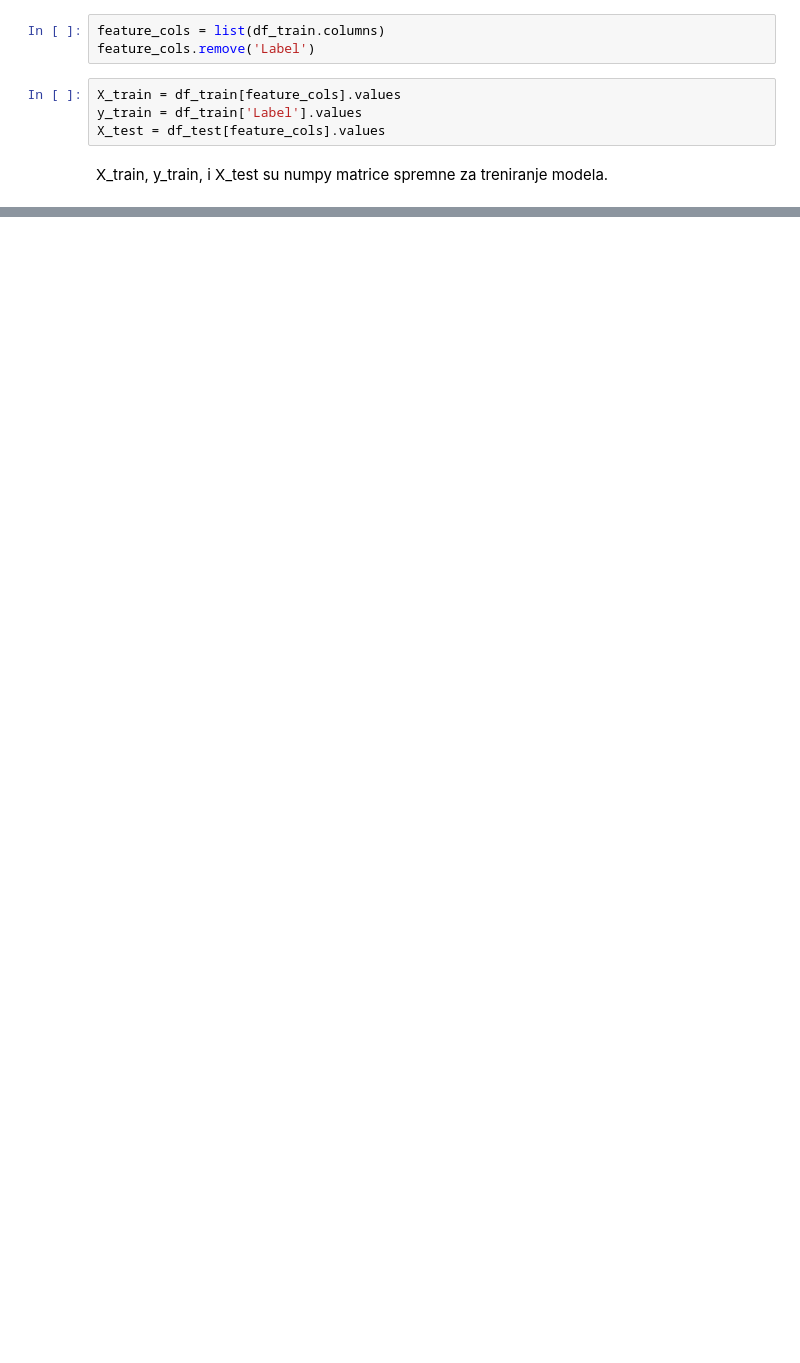
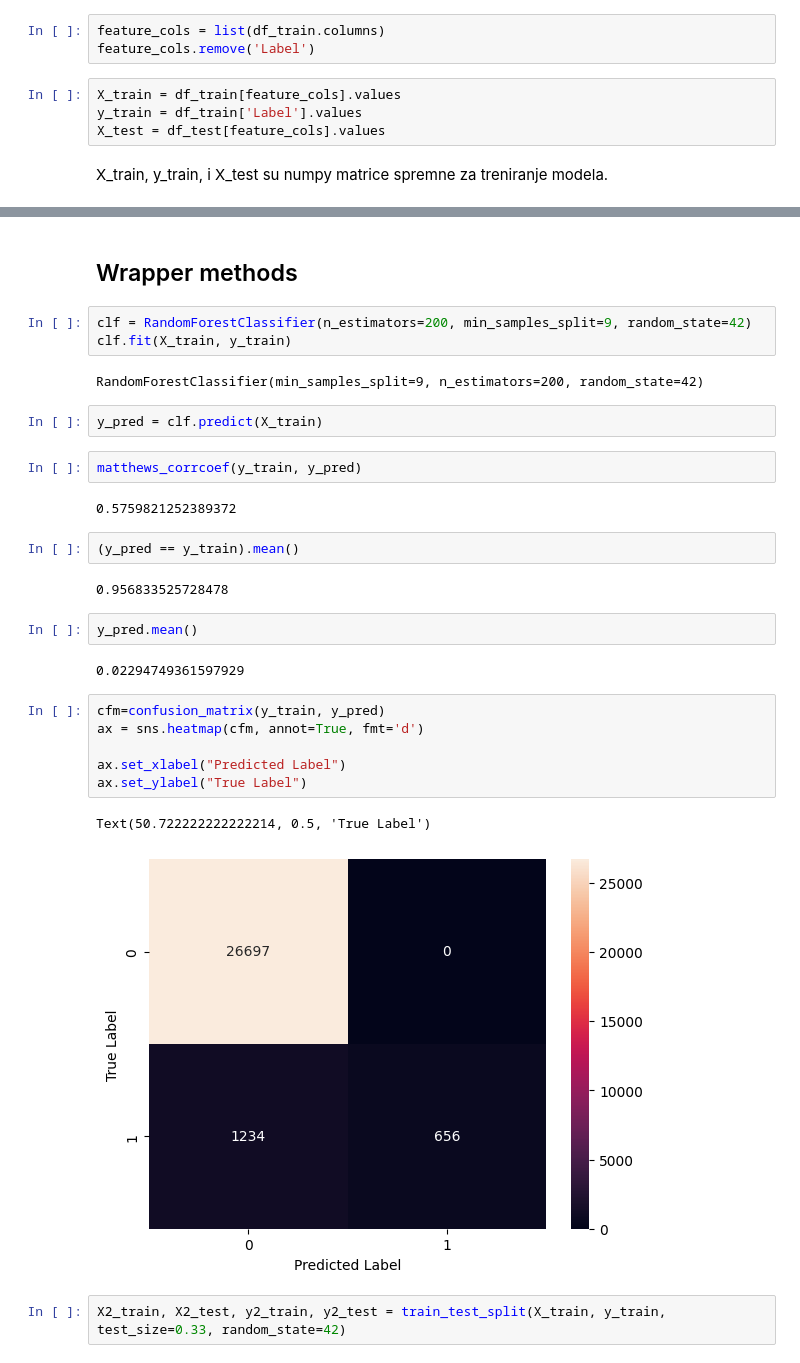
Before and after one commit to Ivan-Klabucar/Kotao, a Jupyter notebook: Exploratory Data Analysis/Experiment.ipynb, the cells around one changed output, grey strips where cells are left out. Drawn from its saved outputs; the diff is of its cells as text; blank space fills up the shorter version.

```diff
--- a/Exploratory Data Analysis/Experiment.ipynb
+++ b/Exploratory Data Analysis/Experiment.ipynb
@@ -414,0 +606,32 @@ X_train, y_train, i X_test su numpy matrice spremne za treniranje modela.
+# %% [markdown]
+## Wrapper methods
+# %%
+clf = RandomForestClassifier(n_estimators=200, min_samples_split=9, random_state=42)
+clf.fit(X_train, y_train)
+# %% [output]
+RandomForestClassifier(min_samples_split=9, n_estimators=200, random_state=42)
+# %%
+y_pred = clf.predict(X_train)
+# %%
+matthews_corrcoef(y_train, y_pred)
+# %% [output]
+0.5759821252389372
+# %%
+(y_pred == y_train).mean()
+# %% [output]
+0.956833525728478
+# %%
+y_pred.mean()
+# %% [output]
+0.02294749361597929
+# %%
+cfm=confusion_matrix(y_train, y_pred)
+ax = sns.heatmap(cfm, annot=True, fmt='d')
+
+ax.set_xlabel("Predicted Label")
+ax.set_ylabel("True Label")
+# %% [output]
+Text(50.722222222222214, 0.5, 'True Label')
+[figure, added]
+# %%
+X2_train, X2_test, y2_train, y2_test = train_test_split(X_train, y_train, test_size=0.33, random_state=42)
```
Also changed, not shown: parts of 37 cells of this notebook.
